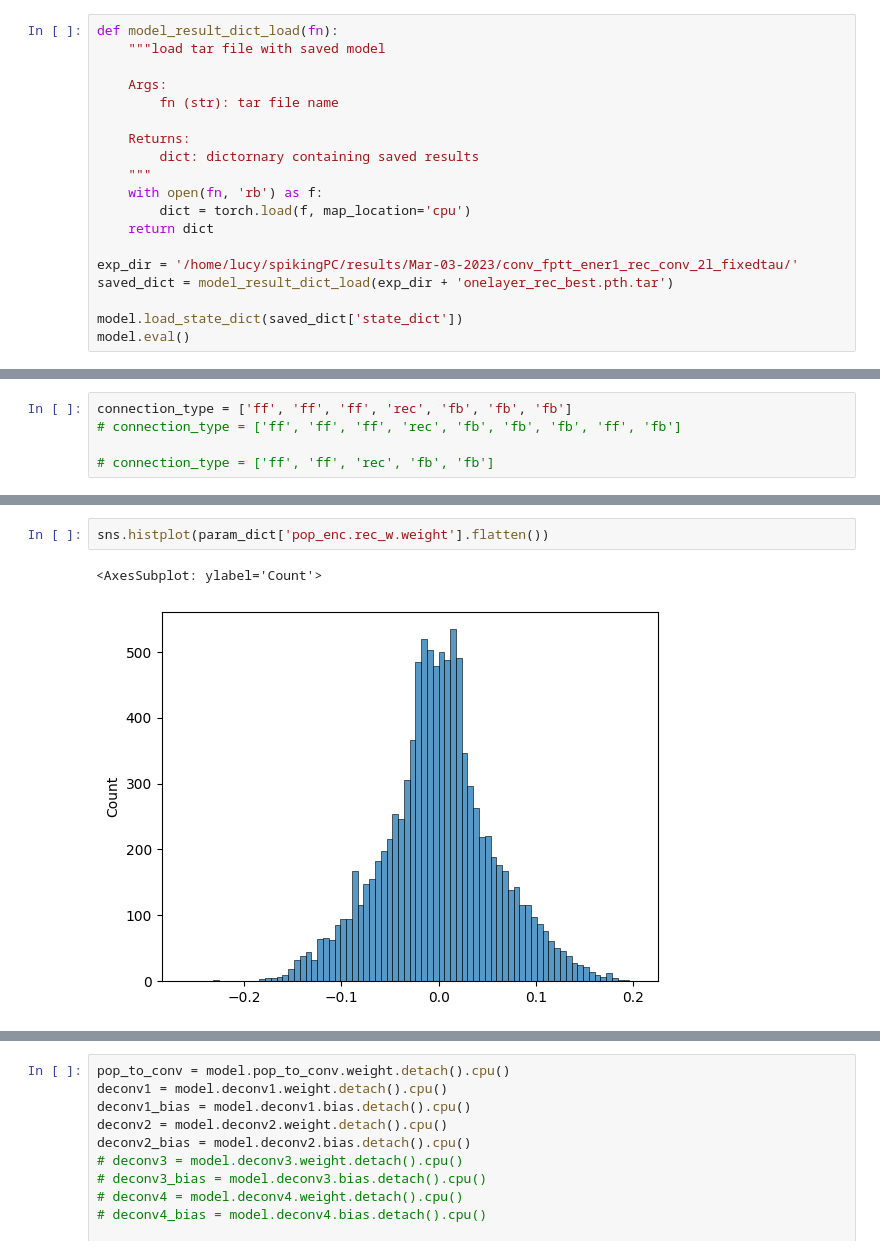
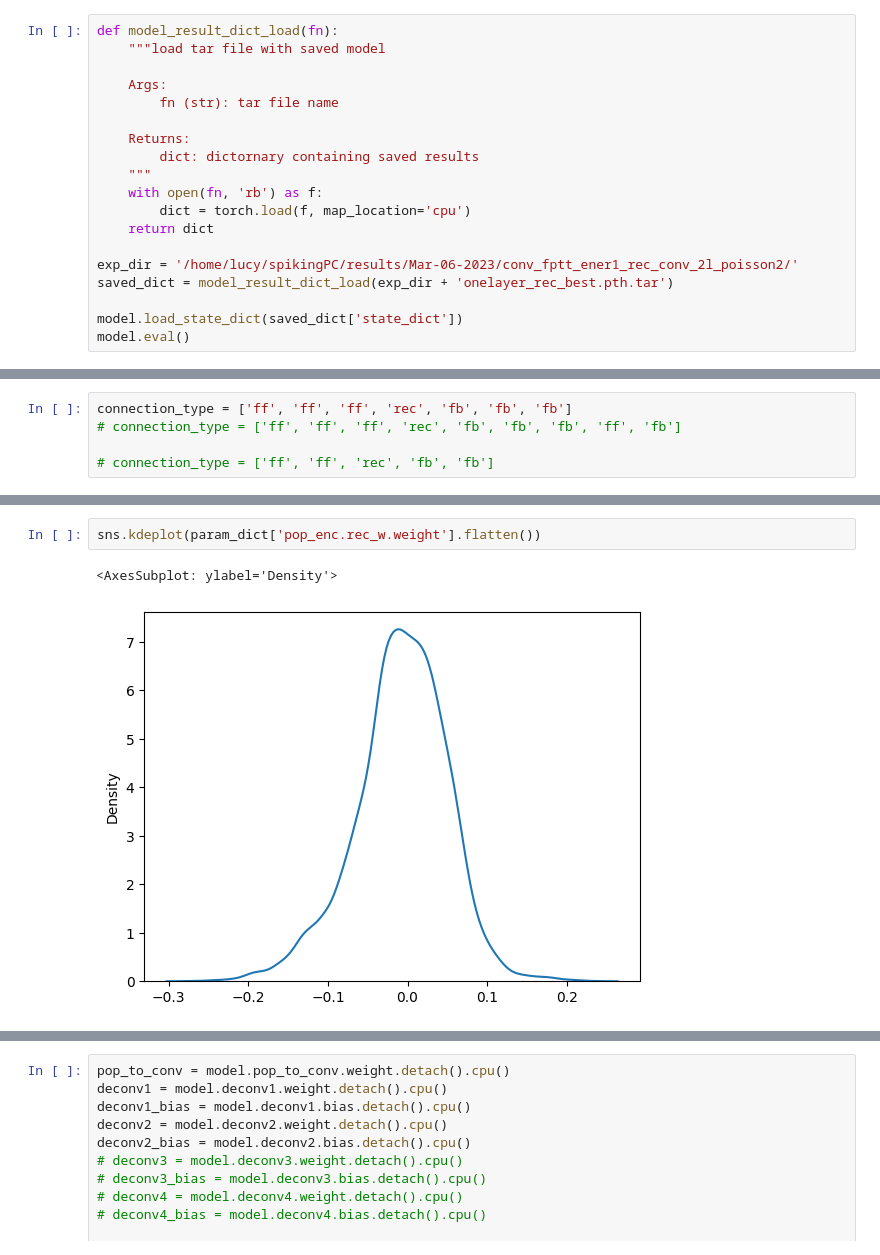
Before and after one commit to lucyzmf/spikingPC, a Jupyter notebook: scripts/conv_2l_test.ipynb, the cells around one changed output, grey strips where cells are left out. Saved outputs shown, nothing was run; the diff lists cells and outputs as text.

```diff
--- a/scripts/conv_2l_test.ipynb
+++ b/scripts/conv_2l_test.ipynb
@@ -123,7 +118,7 @@ def model_result_dict_load(fn):
         dict = torch.load(f, map_location='cpu')
     return dict
 
-exp_dir = '/home/lucy/spikingPC/results/Mar-03-2023/conv_fptt_ener1_rec_conv_2l_fixedtau/'
+exp_dir = '/home/lucy/spikingPC/results/Mar-06-2023/conv_fptt_ener1_rec_conv_2l_poisson2/'
 saved_dict = model_result_dict_load(exp_dir + 'onelayer_rec_best.pth.tar')
 
 model.load_state_dict(saved_dict['state_dict'])
@@ -262,5 +260,5 @@ ax.legend(bbox_to_anchor=(1.05, 1), loc='upper left')
 # %%
-sns.histplot(param_dict['pop_enc.rec_w.weight'].flatten())
+sns.kdeplot(param_dict['pop_enc.rec_w.weight'].flatten())
 # %% [output]
-<AxesSubplot: ylabel='Count'>
+<AxesSubplot: ylabel='Density'>
-[figure, old version]
+[figure, new version]
```
Also changed, not shown: parts of 18 cells of this notebook, 1 other file.
